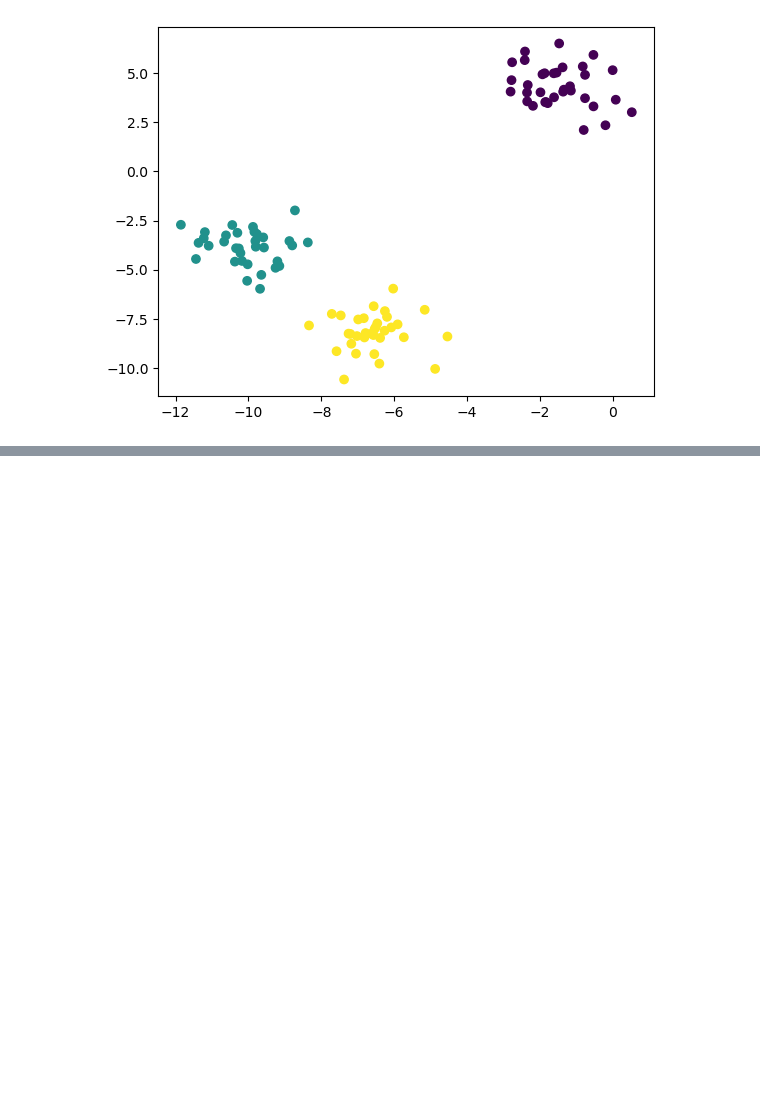
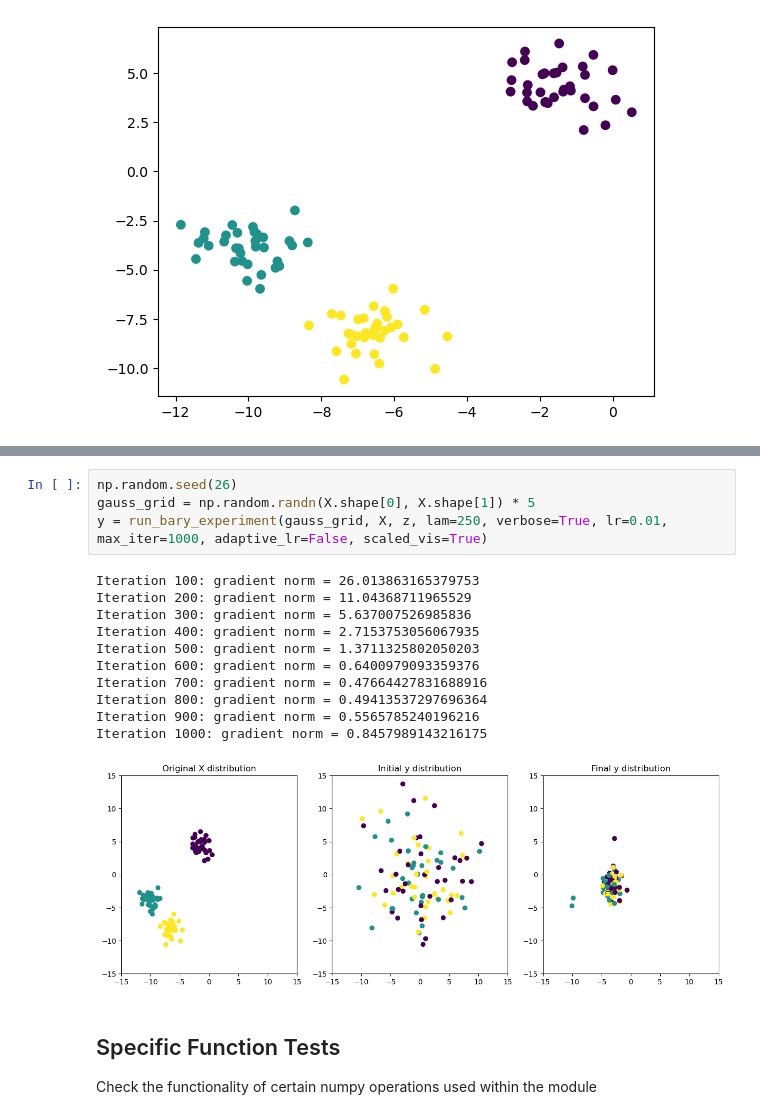
Before and after one commit to KataTech/OTFactorDiscovery, a Jupyter notebook: kai/flow_ot_exp.ipynb, the cells around one changed output, grey strips where cells are left out. Drawn from its saved outputs; the diff is of its cells as text; blank space fills up the shorter version.

```diff
--- a/kai/flow_ot_exp.ipynb
+++ b/kai/flow_ot_exp.ipynb
@@ -52,0 +80,20 @@ plt.scatter(y[:, 0], y[:, 1])
+# %%
+np.random.seed(26)
+gauss_grid = np.random.randn(X.shape[0], X.shape[1]) * 5
+y = run_bary_experiment(gauss_grid, X, z, lam=250, verbose=True, lr=0.01, max_iter=1000, adaptive_lr=False, scaled_vis=True)
+# %% [output]
+Iteration 100: gradient norm = 26.013863165379753
+Iteration 200: gradient norm = 11.04368711965529
+Iteration 300: gradient norm = 5.637007526985836
+Iteration 400: gradient norm = 2.7153753056067935
+Iteration 500: gradient norm = 1.3711325802050203
+Iteration 600: gradient norm = 0.6400979093359376
+Iteration 700: gradient norm = 0.47664427831688916
+Iteration 800: gradient norm = 0.49413537297696364
+Iteration 900: gradient norm = 0.5565785240196216
+Iteration 1000: gradient norm = 0.8457989143216175
+[figure, added]
+# %% [markdown]
+## Specific Function Tests
+
+Check the functionality of certain numpy operations used within the module
```
Also changed, not shown: parts of 15 cells of this notebook, 2 other files.
